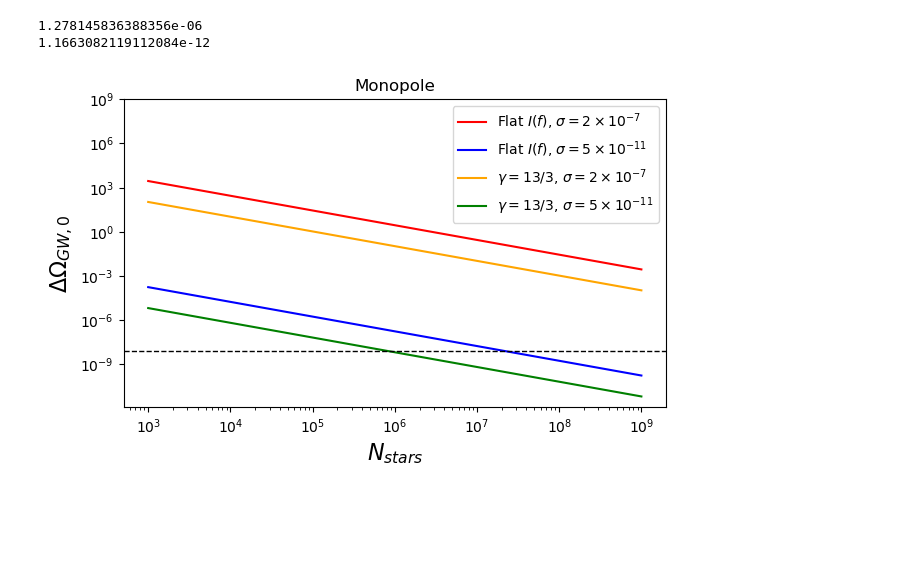
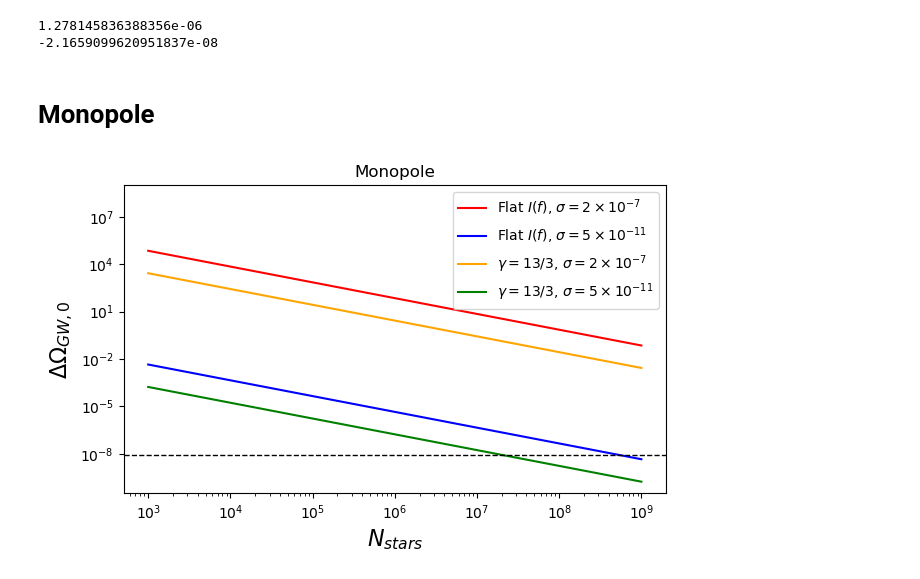
Before and after one commit to MarisolJC/Astrometry_meets_PTAs, a Jupyter notebook: Forecast.ipynb, the cells around one changed output. Drawn from its saved outputs; the diff is of its cells as text; code cells hidden in the pictures; blank space fills up the shorter version.

```diff
--- a/Forecast.ipynb
+++ b/Forecast.ipynb
@@ -11,14 +11,15 @@ year = 365*24*3600 # Seconds
 nobsinyear = 2*12 # Assuming stars are observed twice a month
 fstar = (365*24*3600)**(-1)
 tobs = 20/fstar
-nobstot = nobsinyear* (tobs/year)
+nobstot = nobsinyear*(tobs/year)
 
 h0 = 2.15e-18
+beta = 1.23e-3
 
 conversion = (2*(np.pi**2)*(fstar**2))*(2*fstar)/(3*(h0**2))
 
-def Delta_p0(sigma,N):
-    Dp0 = (np.sqrt(2/3)) * (sigma**2)/N
+def Delta_p0(sigma, N, factor):
+    Dp0 = (np.sqrt(2/factor)) * ((sigma**2)/N)
     return Dp0
 
 from scipy.integrate import quad
@@ -30,41 +31,53 @@ def dfgamma(nI):
     result, error = quad(df_gamma, lower_limit, upper_limit)
     return result
 
-def deltaI0(sigma, nI, N):
-    deltaI0 = Delta_p0((sigma), N)/dfgamma(nI)/np.sqrt(nobstot)
+def deltaI0(sigma, N, factor, nI):
+    deltaI0 = 8*np.pi * Delta_p0(sigma, N, factor)/dfgamma(nI)/np.sqrt(nobstot)
     return deltaI0
 
-nI=-7/3
+def deltaI0_dipole(sigma, N, factor, nI):
+    #deltaI0 = (8*np.pi) * Delta_p0(sigma, N, factor)/dfgamma(nI)/np.sqrt(nobstot)
+    deltaI0 = (8*np.pi / (4*beta)) * Delta_p0(sigma, N, factor)/dfgamma(nI)/np.sqrt(nobstot)
+    return deltaI0
+
+
+# Test to see if the functions above are working
+nI = -7/3
+factor00 = 0.65 # proporcionality constant for the Trace[H0 H0]
 print(dfgamma(nI))
-print(deltaI0( 2e-7, nI, 1000))
+print(deltaI0( 2e-7, nI, 1000, factor00))
 # %% [output]
 1.278145836388356e-06
-1.1663082119112084e-12
+-2.1659099620951837e-08
+# %% [markdown]
+# Monopole
 # %%
 nI_1 = 0
 nI_2 = -7/3
+factor00 = 3
 N = np.arange(1000, 10e8, 1000)
 
-D_OmegaGW_1 = deltaI0( 2e-7, nI_1, N)*conversion
-D_OmegaGW_2 = deltaI0( 5e-11, nI_1, N)*conversion
-D_OmegaGW_3 = deltaI0( 2e-7, nI_2, N)*conversion
-D_OmegaGW_4 = deltaI0( 5e-11, nI_2, N)*conversion
+D_OmegaGW_1 = deltaI0( 2e-7, N, factor00, nI_1)*conversion
+D_OmegaGW_2 = deltaI0( 5e-11, N, factor00, nI_1)*conversion
+D_OmegaGW_3 = deltaI0( 2e-7, N, factor00, nI_2)*conversion
+D_OmegaGW_4 = deltaI0( 5e-11, N, factor00, nI_2)*conversion
 
-I0 = 9.1e-23*conversion
+I0 = 9.1e-23
+Omega_GW0 = I0 *conversion
 
 plt.figure(figsize=(7, 4))
 plt.loglog(N, D_OmegaGW_1, color='r', label='Flat $I(f)$, $\sigma = 2 \\times 10^{-7}$')
 plt.loglog(N, D_OmegaGW_2, color='b', label='Flat $I(f)$, $\sigma = 5 \\times 10^{-11}$')
 plt.loglog(N, D_OmegaGW_3, color='orange', label='$\gamma = 13/3$, $\sigma = 2 \\times 10^{-7}$')
 plt.loglog(N, D_OmegaGW_4, color='g', label='$\gamma = 13/3$, $\sigma = 5 \\times 10^{-11}$')
-plt.axhline(y=I0, color='black', linestyle='--', linewidth=1)
+plt.axhline(y=Omega_GW0, color='black', linestyle='--', linewidth=1)
 plt.ylim(top=10e8)
 plt.xlabel(r'$N_{stars}$',size=16)
 plt.ylabel("$\Delta \Omega_{GW,0}$",size=16)
 plt.title("Monopole")
 plt.legend()
 #plt.grid(True)
 
 plt.savefig("Forecast_Monopole.pdf", bbox_inches='tight')
 # %% [output]
-[figure, old version]
+[figure, new version]
```
Also changed, not shown: parts of 2 cells of this notebook.
